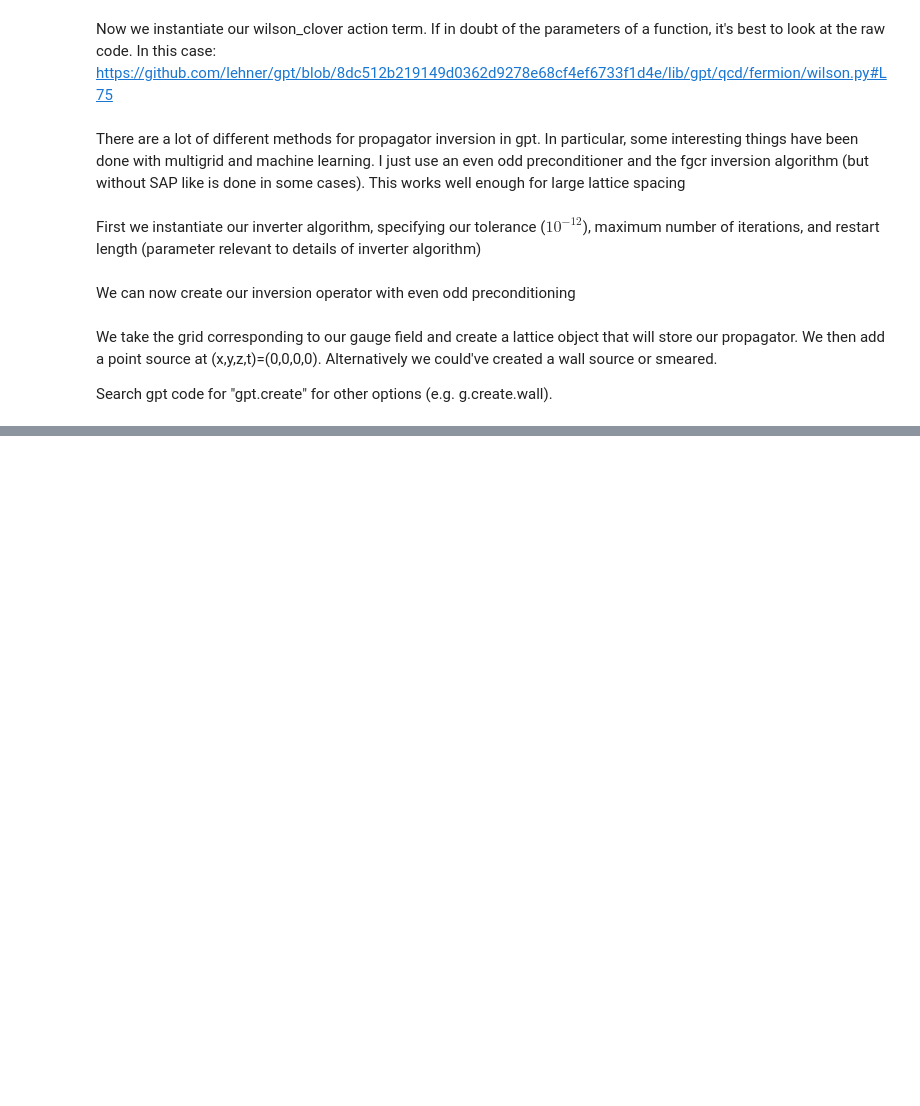
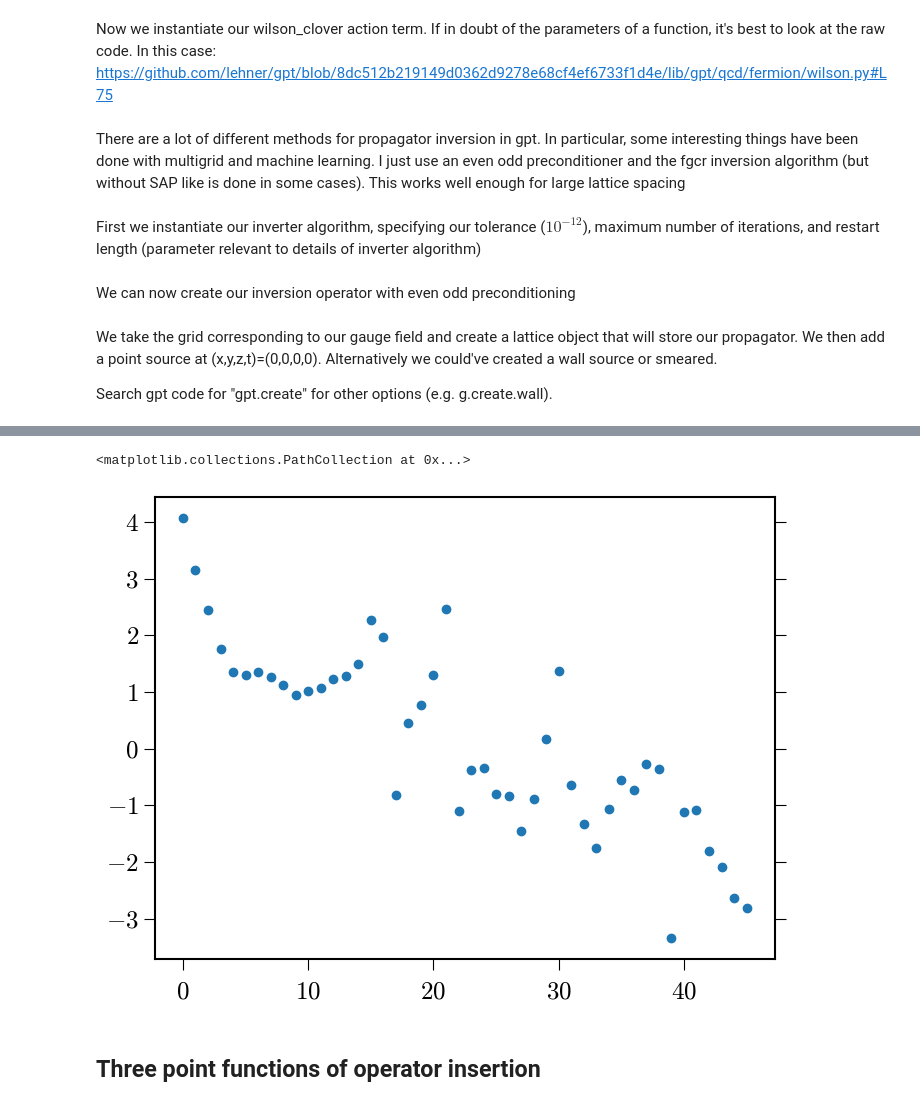
Before and after one commit to Sam-2727/sparsening, a Jupyter notebook: Basic_GPT_Tutorial.ipynb, the cells around one changed output, grey strips where cells are left out. Saved outputs shown, nothing was run; the diff lists cells and outputs as text; code cells hidden in the pictures; blank space fills up the shorter version.

```diff
--- a/Basic_GPT_Tutorial.ipynb
+++ b/Basic_GPT_Tutorial.ipynb
@@ -306,0 +520,6 @@ prop = g(inv_w * src)
+# %%
+momentum = 1
+L = prop.grid.fdimensions[0]
+p = momentum*2.0 * np.pi * np.array([1, 0, 0, 0]) / L
+P = g.exp_ixp(p)
+PionCorrMomentum1 = g.slice(P*g.trace(g.adj(prop)*prop),3)
@@ -306,0 +540,24 @@ prop = g(inv_w * src)
+# %%
+def protonCorrelatorTwoPoint(prop,P):
+    C = 1j*g.gamma[1].tensor()*g.gamma[3].tensor()
+    Gamma = C*g.gamma[5].tensor()
+
+    Pp = (g.gamma["I"].tensor() + g.gamma[3].tensor())*0.5
+
+    q1p = g(prop * Pp)
+    dq = g.qcd.baryon.diquark(g(prop*Gamma),g(Gamma*prop))
+    results1 = g.slice(P*g.color_trace(g.spin_trace(dq) * g.spin_trace(q1p) + g.spin_trace(dq*q1p)),3)
+    return results1
+# %%
+# Now plot
+momentum = 0
+p = momentum*2.0 * np.pi * np.array([1, 0, 0, 0]) / L
+P = g.exp_ixp(p)
+protonTwoPoint = np.array(protonCorrelatorTwoPoint(prop,P))
+effectiveMassProton = emBaryon(protonTwoPoint)
+plt.scatter(np.arange(0,len(protonTwoPoint)-2),effectiveMassProton)
+# %% [output]
+<matplotlib.collections.PathCollection at 0x...>
+[figure, added]
+# %% [markdown]
+## Three point functions of operator insertion <a name="threepoint"></a>
```
Also changed, not shown: parts of 39 cells of this notebook, 1 other file.
